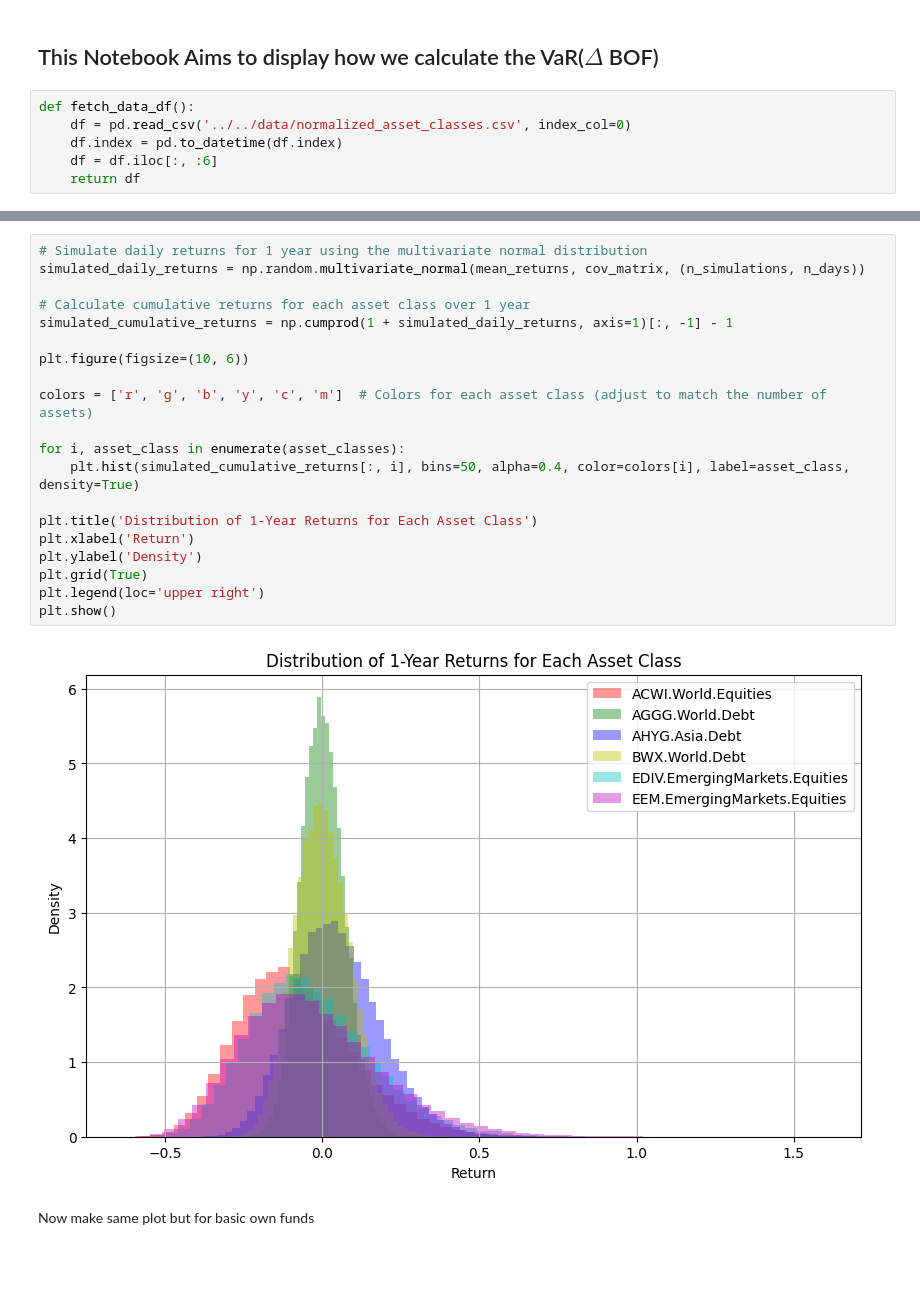
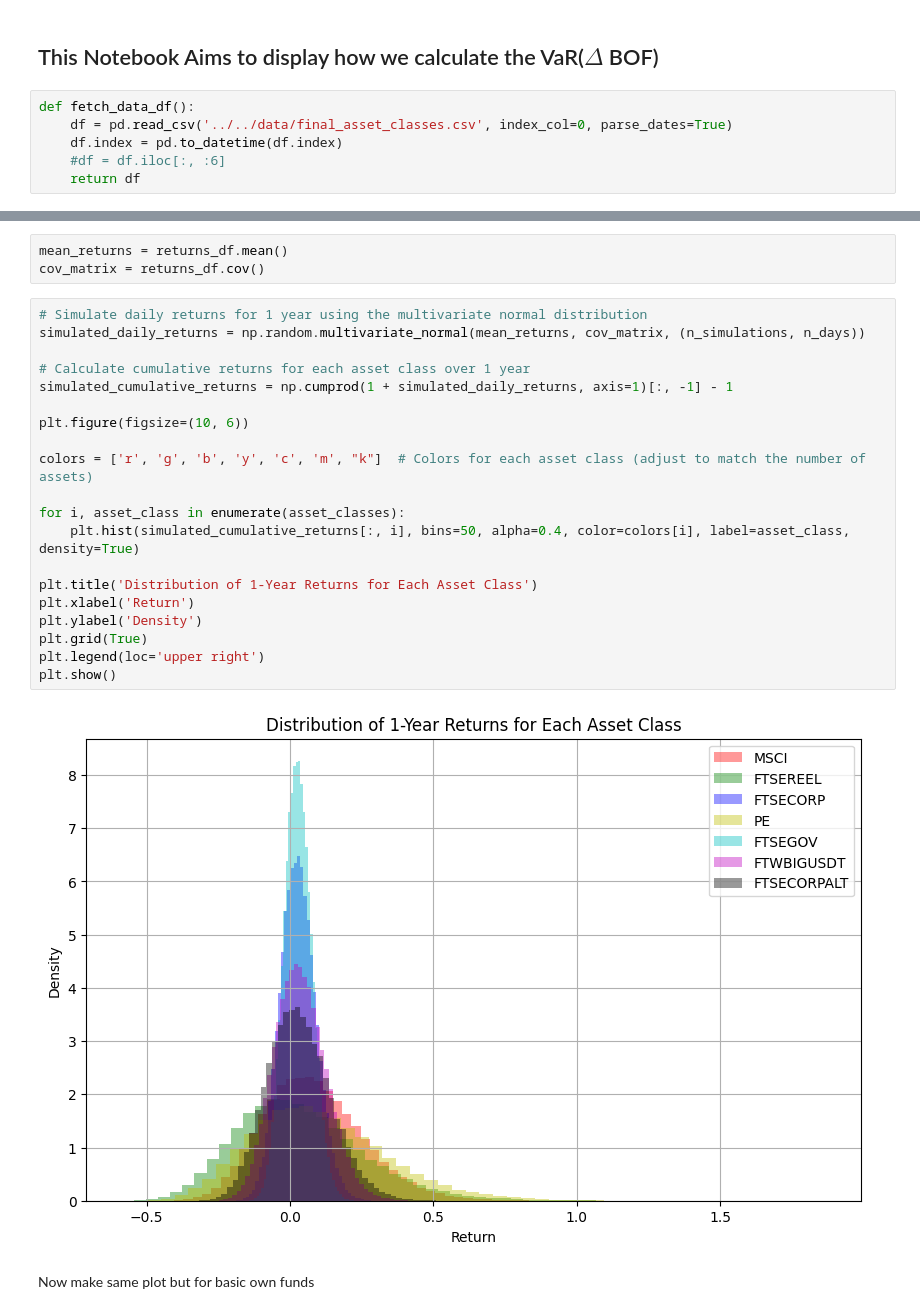
Before and after one commit to nickaskari/portfolio-opt-insurance, a Jupyter notebook: optimization/explore/bof_distribution.ipynb, the cells around one changed output, grey strips where cells are left out. Saved outputs shown, nothing was run; the diff lists cells and outputs as text; blank space fills up the shorter version.

```diff
--- a/optimization/explore/bof_distribution.ipynb
+++ b/optimization/explore/bof_distribution.ipynb
@@ -6,9 +8,9 @@ import matplotlib.pyplot as plt
 ## This Notebook Aims to display how we calculate the VaR($\Delta$ BOF)
 # %%
 def fetch_data_df():
-    df = pd.read_csv('../../data/normalized_asset_classes.csv', index_col=0)
+    df = pd.read_csv('../../data/final_asset_classes.csv', index_col=0, parse_dates=True)
     df.index = pd.to_datetime(df.index)
-    df = df.iloc[:, :6]
+    #df = df.iloc[:, :6]
     return df
 # %%
 df = fetch_data_df()
@@ -68,24 +67,27 @@ asset_classes = df.columns
+# %%
+mean_returns = returns_df.mean()
+cov_matrix = returns_df.cov()
 # %%
 # Simulate daily returns for 1 year using the multivariate normal distribution
 simulated_daily_returns = np.random.multivariate_normal(mean_returns, cov_matrix, (n_simulations, n_days))
 
 # Calculate cumulative returns for each asset class over 1 year
 simulated_cumulative_returns = np.cumprod(1 + simulated_daily_returns, axis=1)[:, -1] - 1
 
 plt.figure(figsize=(10, 6))
 
-colors = ['r', 'g', 'b', 'y', 'c', 'm']  # Colors for each asset class (adjust to match the number of assets)
+colors = ['r', 'g', 'b', 'y', 'c', 'm', "k"]  # Colors for each asset class (adjust to match the number of assets)
 
 for i, asset_class in enumerate(asset_classes):
     plt.hist(simulated_cumulative_returns[:, i], bins=50, alpha=0.4, color=colors[i], label=asset_class, density=True)
 
 plt.title('Distribution of 1-Year Returns for Each Asset Class')
 plt.xlabel('Return')
 plt.ylabel('Density')
 plt.grid(True)
 plt.legend(loc='upper right')
 plt.show()
 # %% [output]
-[figure, old version]
+[figure, new version]
 # %% [markdown]
 Now make same plot but for basic own funds
```
Also changed, not shown: parts of 29 cells of this notebook.
